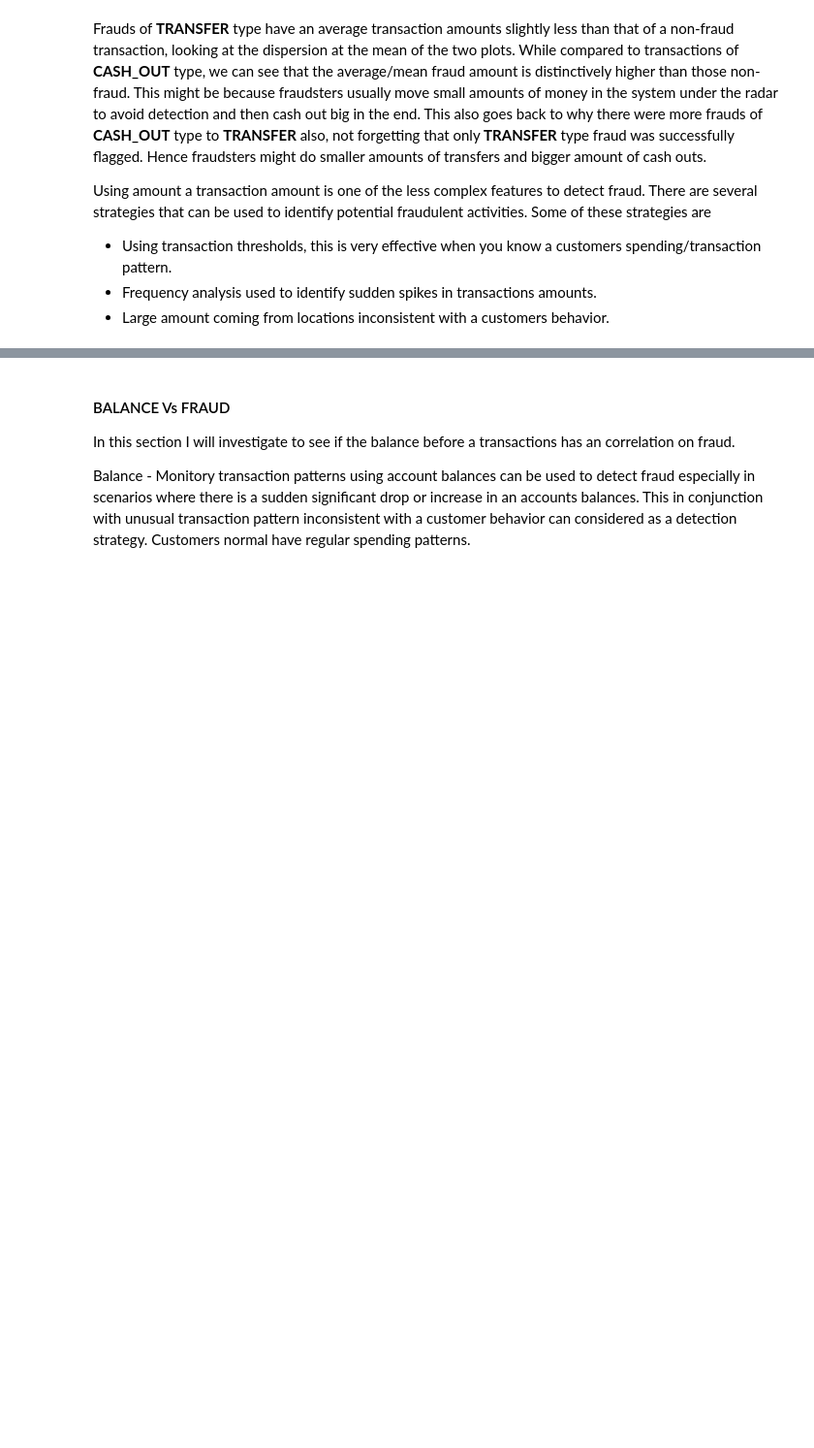
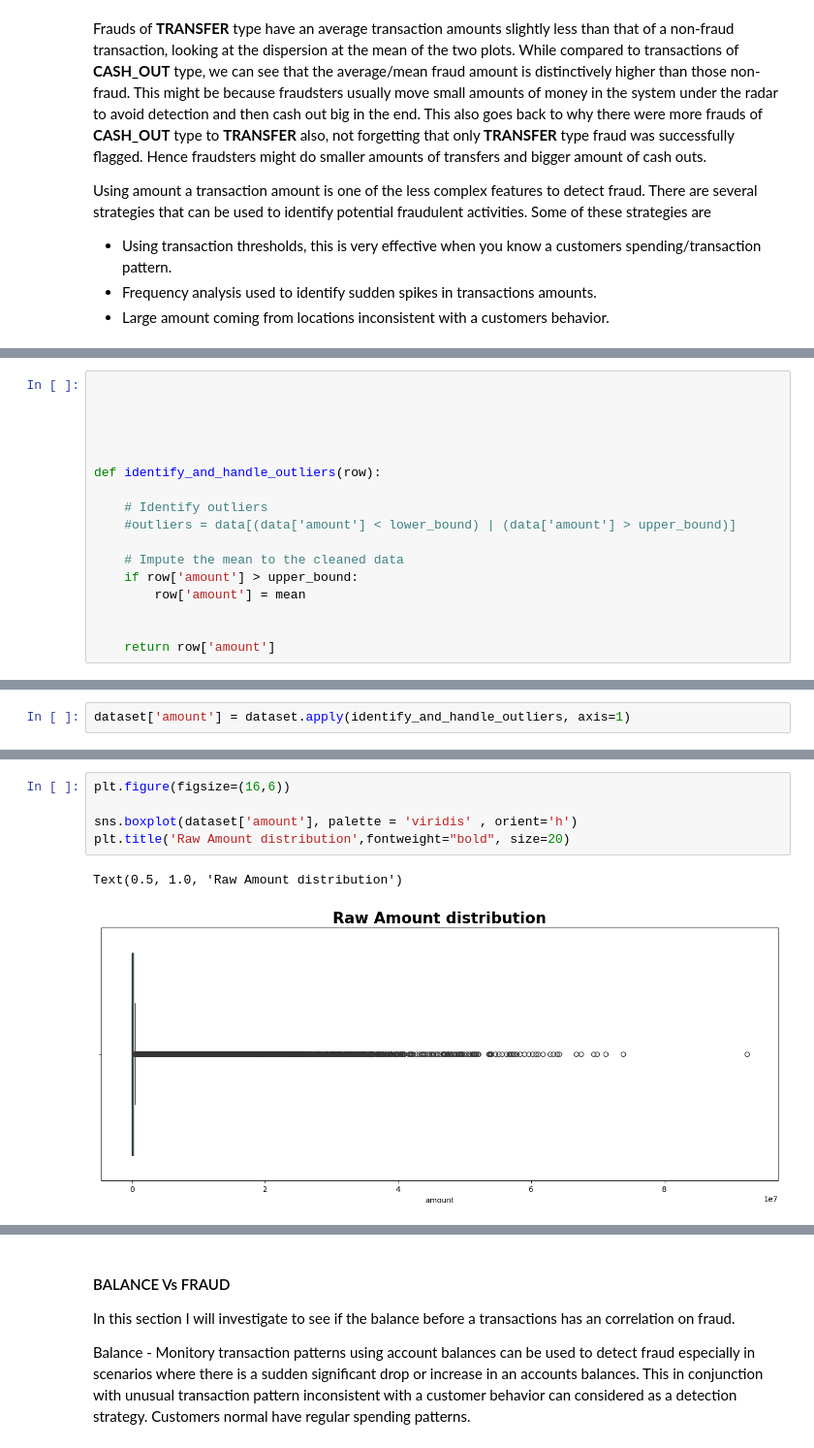
Before and after one commit to spectralcodex/momo-fincrime, a Jupyter notebook: fincrime.ipynb, the cells around one changed output, grey strips where cells are left out. Shown at 97% size. Saved outputs shown, nothing was run; the diff lists cells and outputs as text; blank space fills up the shorter version.

```diff
--- a/fincrime.ipynb
+++ b/fincrime.ipynb
@@ -462,0 +547,17 @@ Number of flagged fraud in orange so small (16), I can barely see them. The outl
+# %%
+
+
+
+
+
+def identify_and_handle_outliers(row):
+
+    # Identify outliers
+    #outliers = data[(data['amount'] < lower_bound) | (data['amount'] > upper_bound)]
+
+    # Impute the mean to the cleaned data
+    if row['amount'] > upper_bound:
+        row['amount'] = mean
+
+
+    return row['amount']
@@ -462,0 +568,2 @@ Number of flagged fraud in orange so small (16), I can barely see them. The outl
+# %%
+dataset['amount'] = dataset.apply(identify_and_handle_outliers, axis=1)
@@ -462,0 +607,8 @@ Number of flagged fraud in orange so small (16), I can barely see them. The outl
+# %%
+plt.figure(figsize=(16,6))
+
+sns.boxplot(dataset['amount'], palette = 'viridis' , orient='h')
+plt.title('Raw Amount distribution',fontweight="bold", size=20)
+# %% [output]
+Text(0.5, 1.0, 'Raw Amount distribution')
+[figure, added]
```
Also changed, not shown: parts of 25 cells of this notebook.
